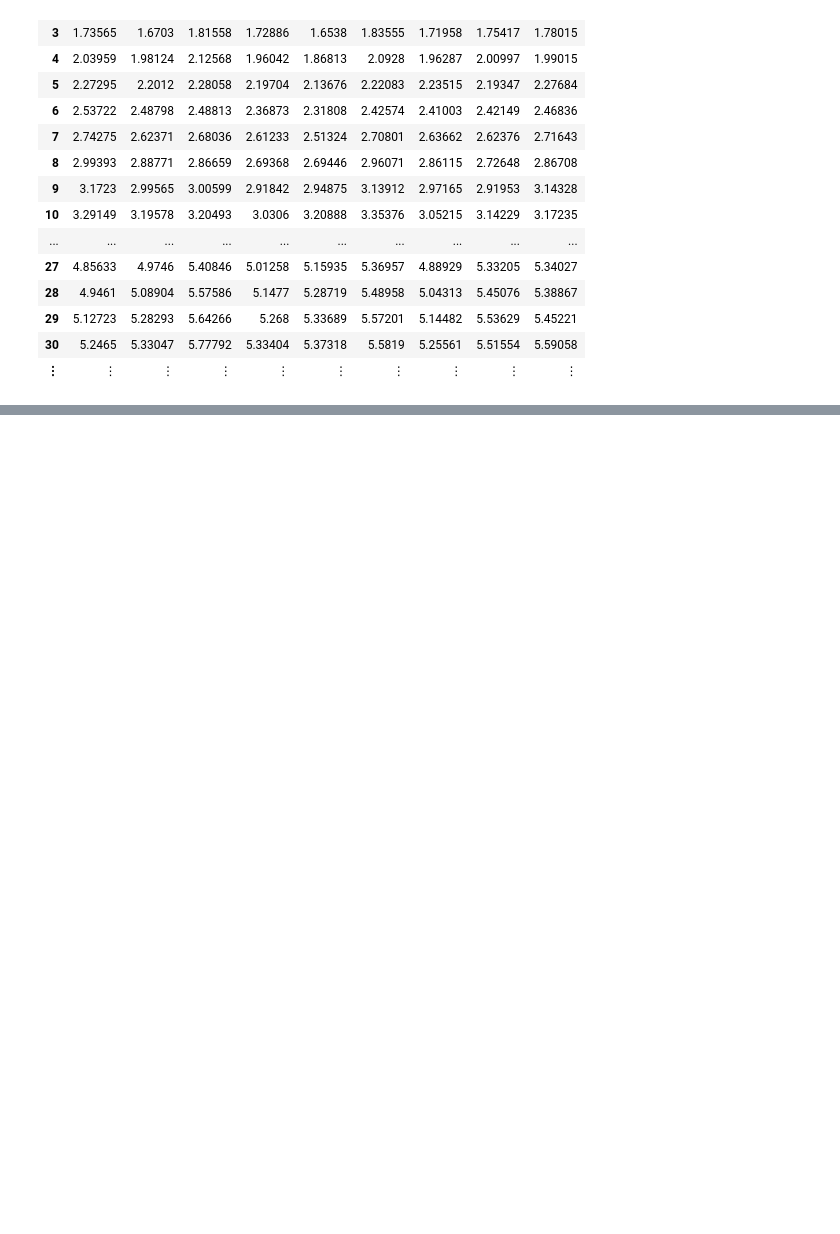
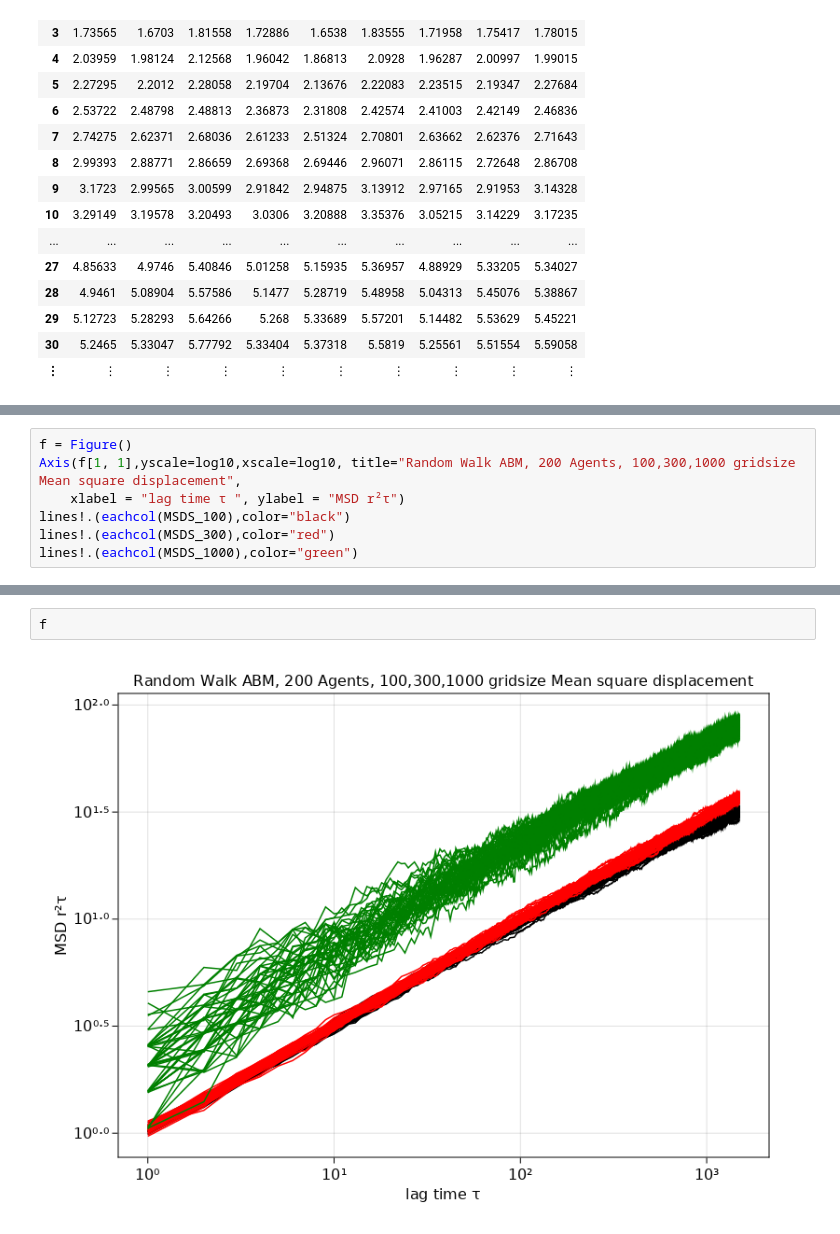
Before and after one commit to vh94/microtubule, a Jupyter notebook: MSDS_plots.ipynb, the cells around one changed output, grey strips where cells are left out. Saved outputs shown, nothing was run; the diff lists cells and outputs as text; blank space fills up the shorter version.

Commit message:
R MSD Plots

```diff
--- a/MSDS_plots.ipynb
+++ b/MSDS_plots.ipynb
@@ -165,0 +86,7 @@ f_MSDS_1000
+# %%
+f = Figure()
+Axis(f[1, 1],yscale=log10,xscale=log10, title="Random Walk ABM, 200 Agents, 100,300,1000 gridsize Mean square displacement",
+    xlabel = "lag time τ ", ylabel = "MSD r²τ")
+lines!.(eachcol(MSDS_100),color="black")
+lines!.(eachcol(MSDS_300),color="red")
+lines!.(eachcol(MSDS_1000),color="green")
@@ -165,0 +111,4 @@ f_MSDS_1000
+# %%
+f
+# %% [output]
+[figure, added]
```
Also changed, not shown: parts of 12 cells of this notebook, 1 other file.
